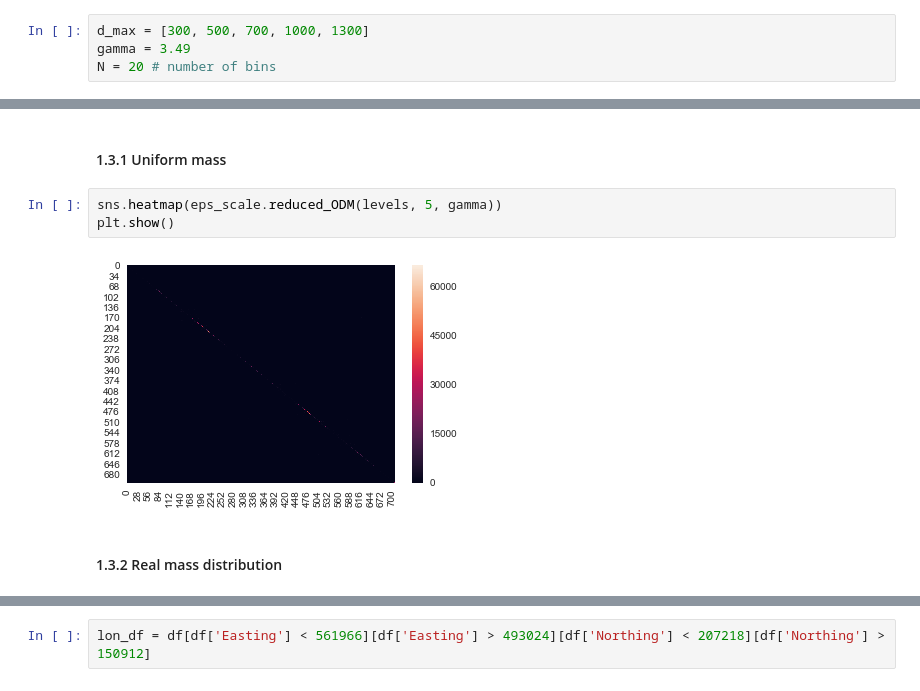
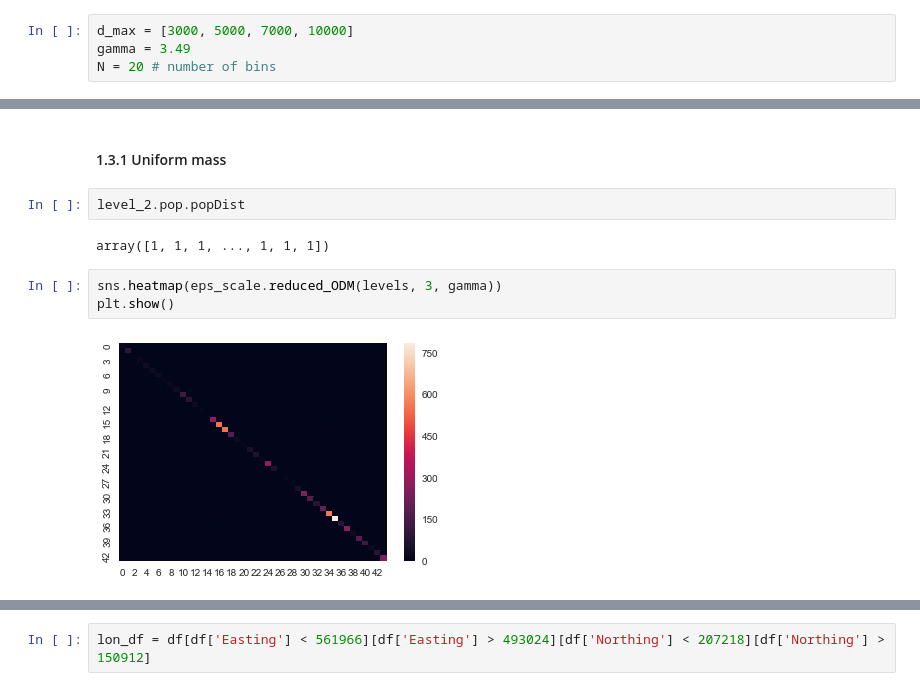
Before and after one commit to jbremz/human_mob, a Jupyter notebook: Notebooks/Ilaria's Log/Week 13.ipynb, the cells around one changed output, grey strips where cells are left out. Cells and saved outputs as stored; diff of their text form.

```diff
--- a/Notebooks/Ilaria's Log/Week 13.ipynb
+++ b/Notebooks/Ilaria's Log/Week 13.ipynb
@@ -28,7 +29,7 @@ df = pandas.read_csv("/Users/Ilaria/Documents/Imperial/MSci_Project/Code/human_m
 lon_df = df[df['Easting'] < 561966][df['Easting'] > 493024][df['Northing'] < 207218][df['Northing'] > 150912]
 lon_df['TotPop2011'] = 1
 # %%
-d_max = [300, 500, 700, 1000, 1300]
+d_max = [3000, 5000, 7000, 10000]
 gamma = 3.49
 N = 20 # number of bins
 # %%
@@ -89,10 +85,12 @@ import seaborn as sns; sns.set()
 Let's try with level 5 so we don't have too many locations and can visualise better.
 # %% [markdown]
 #### 1.3.1 Uniform mass
+# %%
+level_2.pop.popDist
+# %% [output]
+array([1, 1, 1, ..., 1, 1, 1])
 # %%
-sns.heatmap(eps_scale.reduced_ODM(levels, 5, gamma))
+sns.heatmap(eps_scale.reduced_ODM(levels, 3, gamma))
 plt.show()
 # %% [output]
-[figure, old version]
+[figure, new version]
-# %% [markdown]
-#### 1.3.2 Real mass distribution
```
Also changed, not shown: parts of 12 cells of this notebook.
